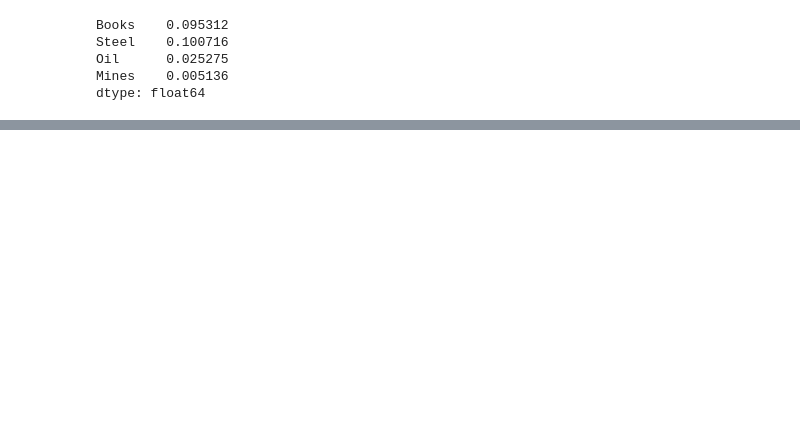
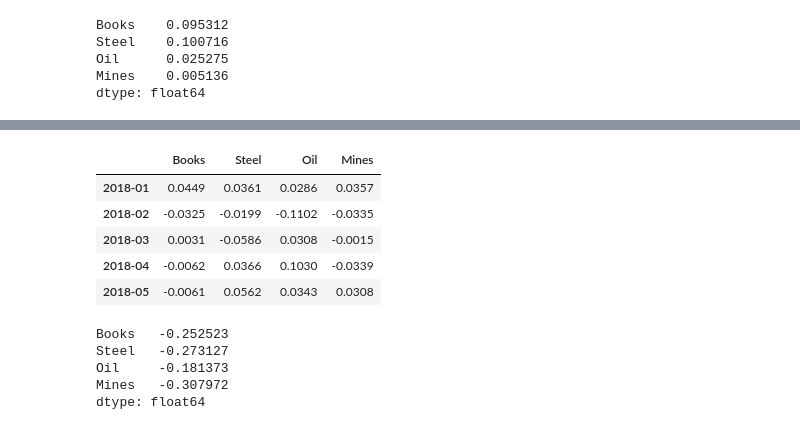
Before and after one commit to biv-neupane7/Investment-management-with-python, a Jupyter notebook: Assignment 2.ipynb, the cells around one changed output, grey strips where cells are left out. Saved outputs shown, nothing was run; the diff lists cells and outputs as text; code cells hidden in the pictures; blank space fills up the shorter version.

```diff
--- a/Assignment 2.ipynb
+++ b/Assignment 2.ipynb
@@ -64,0 +112,23 @@ array([1.03528297e-14, 1.00000000e+00, 0.00000000e+00, 0.00000000e+00])
+# %%
+ind_returns1= ak.get_ind_returns()
+ind_returns1=ind_returns1["2018"]
+# %%
+ind_names=["Books","Steel","Oil","Mines"]
+final_ind_rets1=ind_returns1[ind_names]
+final_ind_rets1.head()
+# %% [output]
+|  | Books | Steel | Oil | Mines |
+| 2018-01 | 0.0449 | 0.0361 | 0.0286 | 0.0357 |
+| 2018-02 | -0.0325 | -0.0199 | -0.1102 | -0.0335 |
+| 2018-03 | 0.0031 | -0.0586 | 0.0308 | -0.0015 |
+| 2018-04 | -0.0062 | 0.0366 | 0.1030 | -0.0339 |
+| 2018-05 | -0.0061 | 0.0562 | 0.0343 | 0.0308 |
+# %%
+er1=ak.annualize_rets(final_ind_rets1, 12)
+er1
+# %% [output]
+Books   -0.252523
+Steel   -0.273127
+Oil     -0.181373
+Mines   -0.307972
+dtype: float64
```
Also changed, not shown: parts of 23 cells of this notebook.
